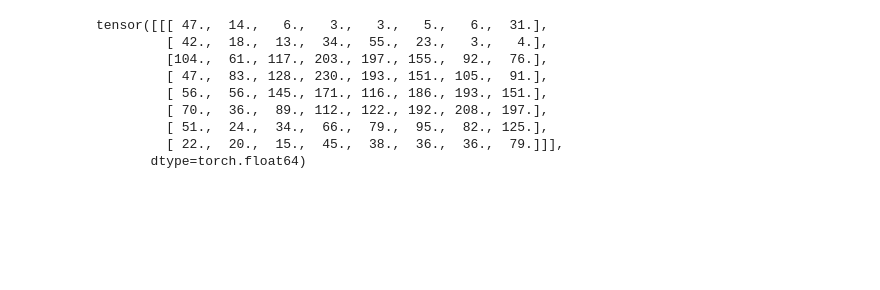
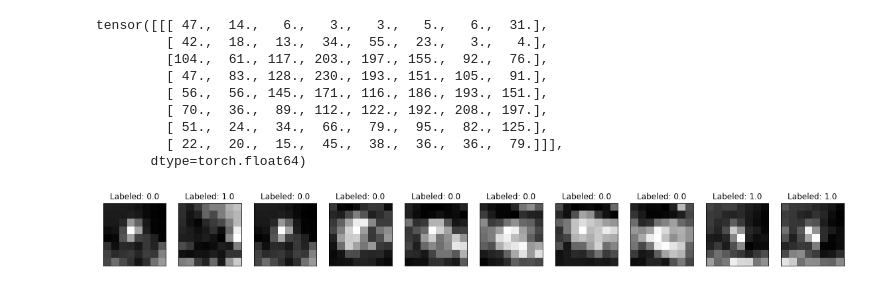
Before and after one commit to CDL-Quantum/Hackathon2021, a Jupyter notebook: SRRSA/ImageProcessing.ipynb, the cells around one changed output. Saved outputs shown, nothing was run; the diff lists cells and outputs as text; code cells hidden in the pictures; blank space fills up the shorter version.

```diff
--- a/SRRSA/ImageProcessing.ipynb
+++ b/SRRSA/ImageProcessing.ipynb
@@ -22,6 +27,7 @@ def imageResize(data,pixel):
     image = Image.fromarray(data,'L')
     image= image.resize((pixel, pixel))
     image=np.asarray(image.getdata(), dtype=np.float64).reshape((image.size[1], image.size[0]))
+    image=np.asarray(image, dtype=np.uint8)
     return image
 # %%
 # for the ML application, you can also tranform into tensor
@@ -54,3 +81,43 @@ tensor([[[ 47.,  14.,   6.,   3.,   3.,   5.,   6.,  31.],
          [ 51.,  24.,  34.,  66.,  79.,  95.,  82., 125.],
          [ 22.,  20.,  15.,  45.,  38.,  36.,  36.,  79.]]],
        dtype=torch.float64)
+# %%
+pathY=r'dataset\\Original\\storm\\'
+pathN=r'dataset\\Original\\No-storm\\'
+nameN='no_storm'
+nameY='storm'
+inputY=[arraytoTensor(imageResize(callImage(i+1,pathY,nameY),8) )for i in range(63)]
+inputN=[arraytoTensor(imageResize(callImage(i+1,pathN,nameN),8)) for i in range(25)]
+
+inputY_Tensor=torch.stack(inputY)
+inputN_Tensor=torch.stack(inputN)
+input_comb = torch.cat([inputY_Tensor,inputN_Tensor])
+
+targetY = torch.Tensor([0]).repeat(63);
+targetN = torch.Tensor([1]).repeat(25);
+target_comb = torch.cat([targetY,targetN]);
+
+
+idx=torch.randperm(88)
+
+dataInput = input_comb[idx]
+dataTarget = target_comb[idx]
+
+trainloader=datasetGen(dataInput,dataTarget)
+# %%
+n_samples_show = 10
+
+data_iter = iter(trainloader)
+fig, axes = plt.subplots(nrows=1, ncols=n_samples_show, figsize=(20, 3))
+
+while n_samples_show > 0:
+    images, targets = data_iter.__next__()
+
+    axes[n_samples_show - 1].imshow(images[0].numpy().squeeze(), cmap='gray')
+    axes[n_samples_show - 1].set_xticks([])
+    axes[n_samples_show - 1].set_yticks([])
+    axes[n_samples_show - 1].set_title("Labeled: {}".format(targets.item()))
+
+    n_samples_show -= 1
+# %% [output]
+[figure, added]
```
Also changed, not shown: parts of 4 cells of this notebook.
